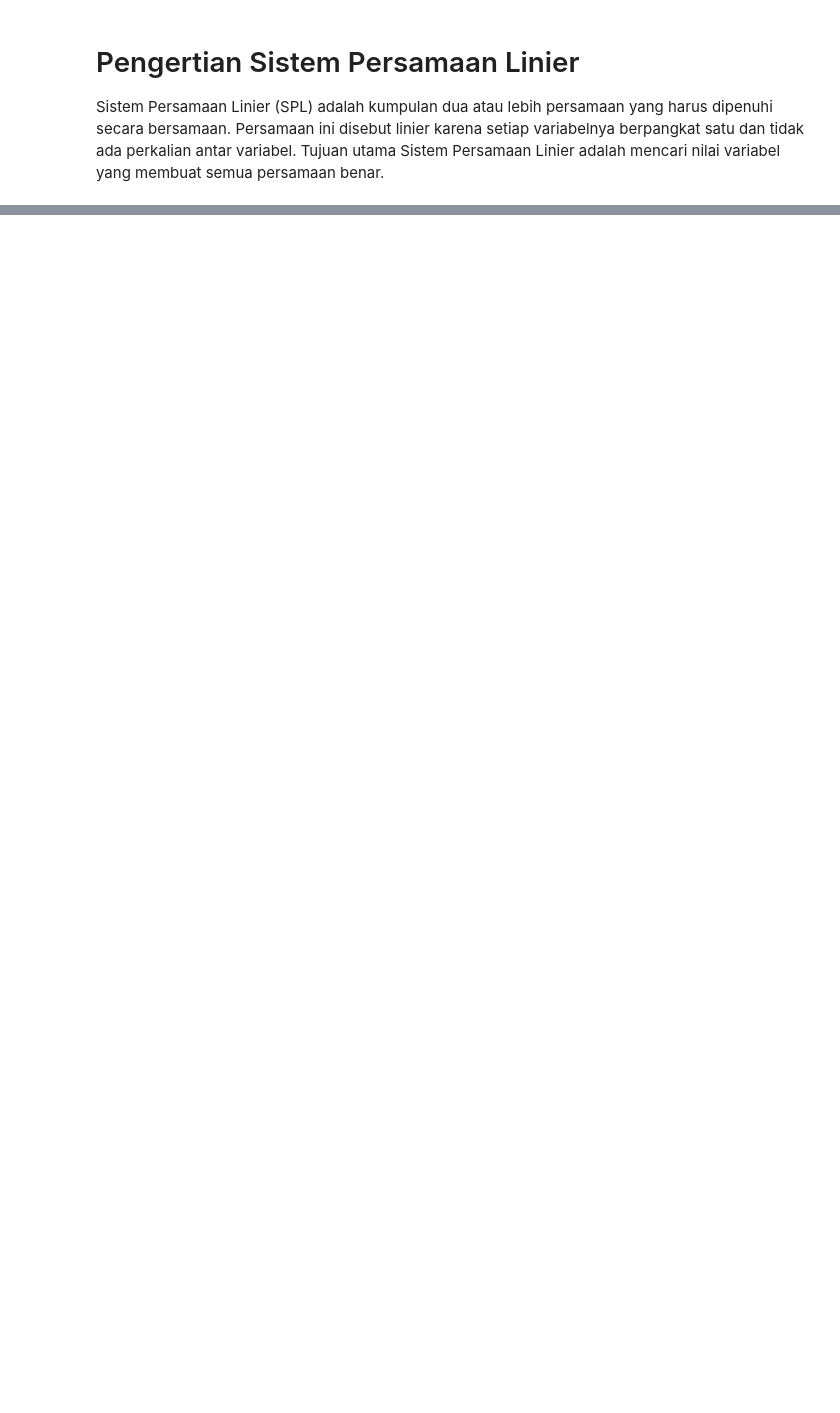
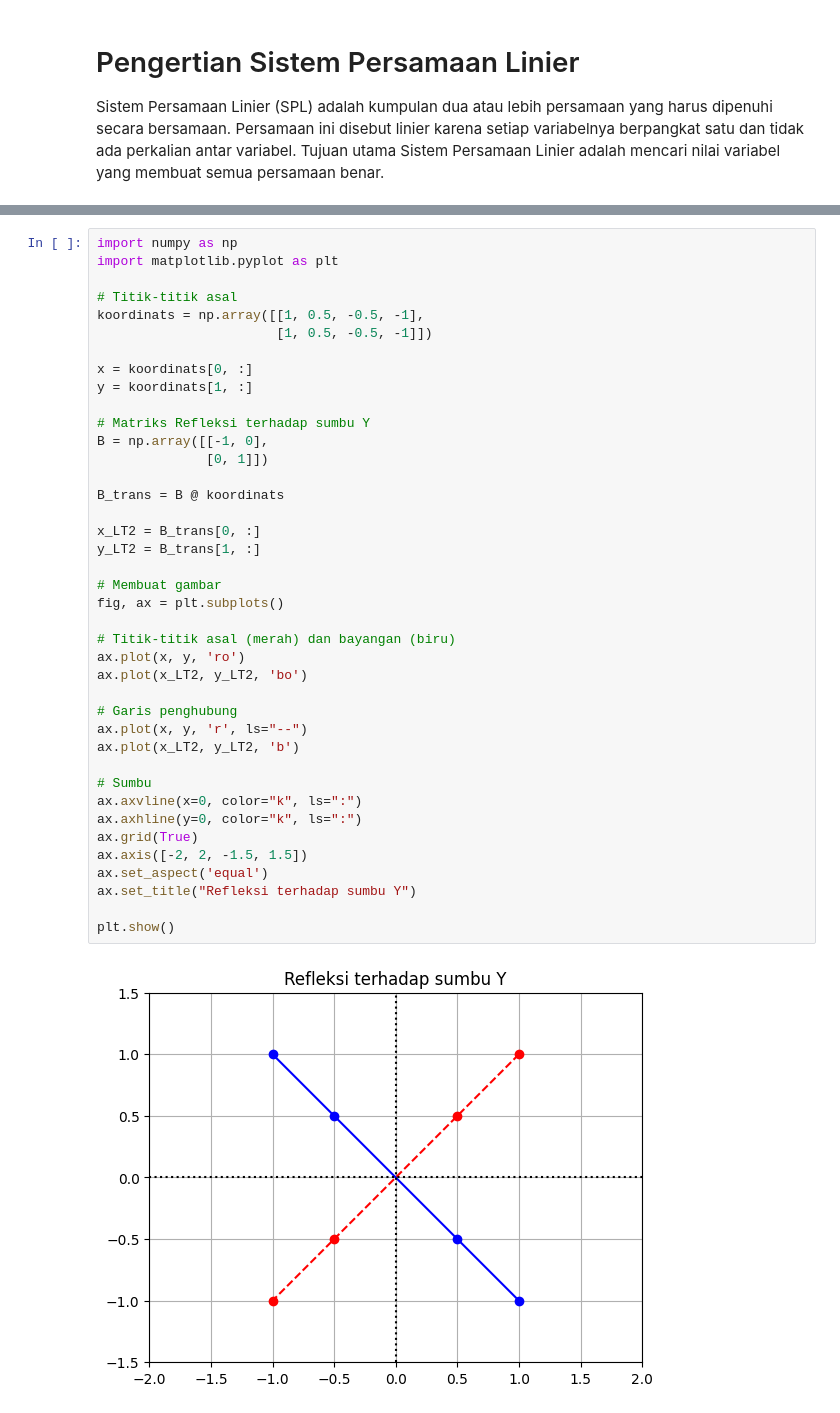
Before and after one commit to zahwaaazzahraa/KALL, a Jupyter notebook: _sources/notebooks.ipynb, the cells around one changed output, grey strips where cells are left out. Saved outputs shown, nothing was run; the diff lists cells and outputs as text; blank space fills up the shorter version.

```diff
--- a/_sources/notebooks.ipynb
+++ b/_sources/notebooks.ipynb
@@ -117,0 +220,42 @@ Berikut tampilan grafis nya: <iframe scrolling="no" title="tidak ada solusi" src
+# %%
+import numpy as np
+import matplotlib.pyplot as plt
+
+# Titik-titik asal
+koordinats = np.array([[1, 0.5, -0.5, -1],
+                       [1, 0.5, -0.5, -1]])
+
+x = koordinats[0, :]
+y = koordinats[1, :]
+
+# Matriks Refleksi terhadap sumbu Y
+B = np.array([[-1, 0],
+              [0, 1]])
+
+B_trans = B @ koordinats
+
+x_LT2 = B_trans[0, :]
+y_LT2 = B_trans[1, :]
+
+# Membuat gambar
+fig, ax = plt.subplots()
+
+# Titik-titik asal (merah) dan bayangan (biru)
+ax.plot(x, y, 'ro')
+ax.plot(x_LT2, y_LT2, 'bo')
+
+# Garis penghubung
+ax.plot(x, y, 'r', ls="--")
+ax.plot(x_LT2, y_LT2, 'b')
+
+# Sumbu
+ax.axvline(x=0, color="k", ls=":")
+ax.axhline(y=0, color="k", ls=":")
+ax.grid(True)
+ax.axis([-2, 2, -1.5, 1.5])
+ax.set_aspect('equal')
+ax.set_title("Refleksi terhadap sumbu Y")
+
+plt.show()
+# %% [output]
+[figure, added]
```
Also changed, not shown: parts of 21 cells of this notebook, 14 other files.
